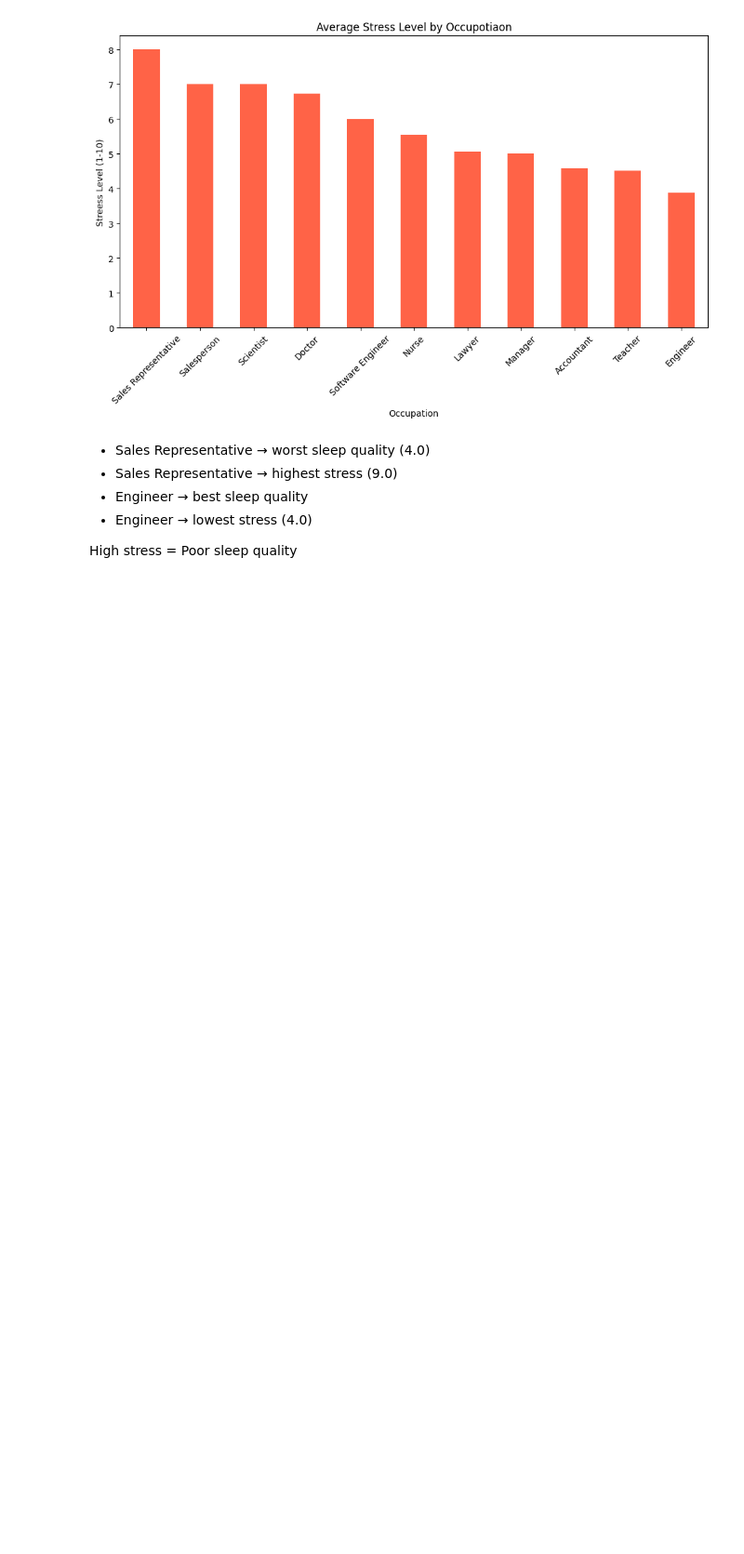
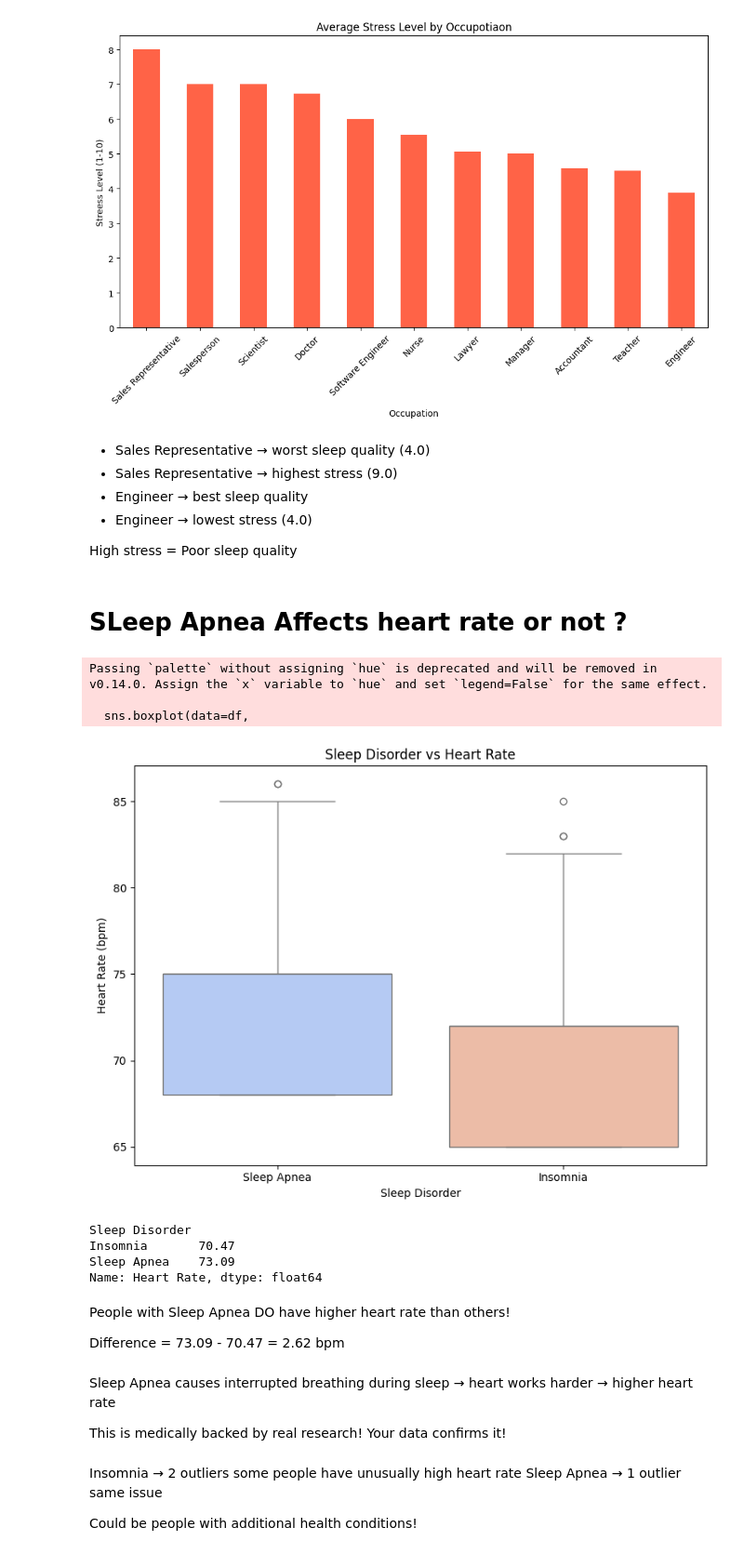
Before and after one commit to suzzzel5/Sleep-health-and-lifestyle-, a Jupyter notebook: notebooks/02_sleep_bivariate_analysis.ipynb, the cells around one changed output. Shown at 93% size. Drawn from its saved outputs; the diff is of its cells as text; code cells hidden in the pictures; blank space fills up the shorter version.

Commit message:
SLeep Apnea affects heart rate or not check

```diff
--- a/notebooks/02_sleep_bivariate_analysis.ipynb
+++ b/notebooks/02_sleep_bivariate_analysis.ipynb
@@ -290,3 +290,50 @@ plt.show()
 - Engineer             → lowest stress (4.0)
 
 High stress = Poor sleep quality
+# %% [markdown]
+# SLeep Apnea Affects heart rate or not ?
+# %%
+plt.figure(figsize=(8, 6))
+
+sns.boxplot(data=df,
+               x='Sleep Disorder',
+               y='Heart Rate',
+               palette='coolwarm')
+
+plt.title('Sleep Disorder vs Heart Rate')
+plt.xlabel('Sleep Disorder')
+plt.ylabel('Heart Rate (bpm)')
+plt.tight_layout()
+plt.show()
+# %% [output]
+Passing `palette` without assigning `hue` is deprecated and will be removed in v0.14.0. Assign the `x` variable to `hue` and set `legend=False` for the same effect.
+
+  sns.boxplot(data=df,
+[figure, added]
+# %%
+print(df.groupby('Sleep Disorder')['Heart Rate'].mean().round(2))
+# %% [output]
+Sleep Disorder
+Insomnia       70.47
+Sleep Apnea    73.09
+Name: Heart Rate, dtype: float64
+# %% [markdown]
+People with Sleep Apnea DO have
+higher heart rate than others!
+
+Difference = 73.09 - 70.47 = 2.62 bpm
+# %% [markdown]
+Sleep Apnea causes interrupted breathing
+during sleep → heart works harder
+→ higher heart rate
+
+This is medically backed by real research!
+Your data confirms it!
+# %% [markdown]
+Insomnia   → 2 outliers
+             some people have unusually high heart rate
+Sleep Apnea → 1 outlier
+             same issue
+
+Could be people with additional
+health conditions!
```
